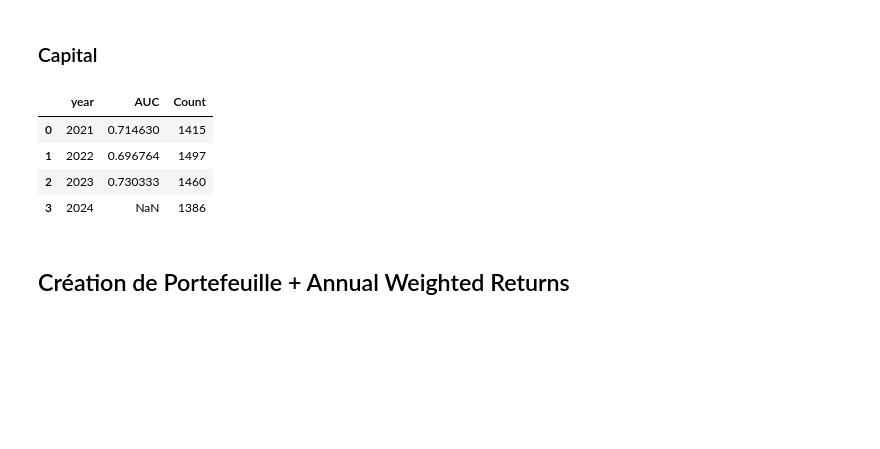
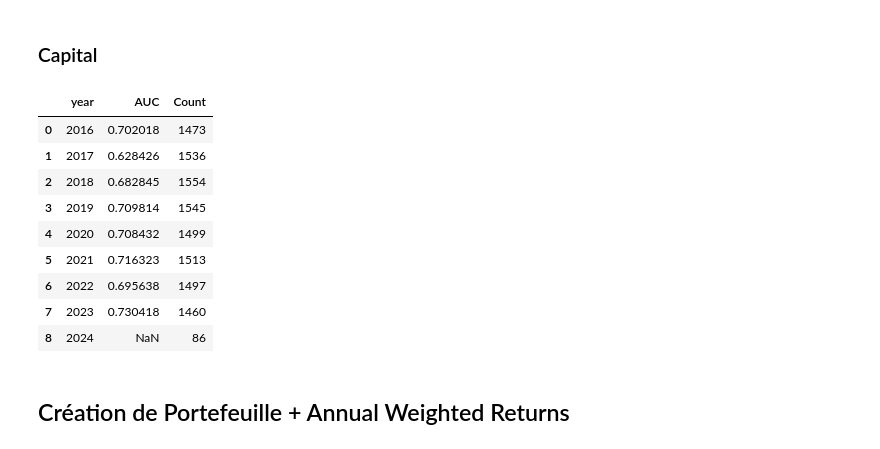
Before and after one commit to DominicPrenovost/AutoML-Practice, a Jupyter notebook: Target Net Income.ipynb, the cells around one changed output. Saved outputs shown, nothing was run; the diff lists cells and outputs as text; code cells hidden in the pictures; blank space fills up the shorter version.

```diff
--- a/Target Net Income.ipynb
+++ b/Target Net Income.ipynb
@@ -303,8 +303,8 @@ max_date = DF_Capital['date'].max()
 cutoff_date = max_date - pd.DateOffset(years=15)
 
 # Filtrer pour ne garder que les 5 dernières années
-DF_10Y_Capital = DF_Capital[DF_Capital['date'] >= cutoff_date].copy()
+DF_15Y_Capital = DF_Capital[DF_Capital['date'] >= cutoff_date].copy()
 
-print(DF_10Y_Capital['date'].min(), DF_10Y_Capital['date'].max())
-print(DF_10Y_Capital.shape)
+print(DF_15Y_Capital['date'].min(), DF_15Y_Capital['date'].max())
+print(DF_15Y_Capital.shape)
 # %% [output]
@@ -488,7 +488,7 @@ AutoML best model: Ensemble
 ### 10Y Capital
 # %%
 predictions_df_capital = pipeline_rolling_windows(
-    data=DF_10Y_Capital,
+    data=DF_15Y_Capital,
     date_col="date",
     target_col="binary_target_net_income",
     train_years=5,
@@ -498,5 +498,5 @@ predictions_df_capital = pipeline_rolling_windows(
     buffer_months=1
 )
 
-predictions_df_capital.to_csv("df10Y_NetInc_Pred_capital.csv", index=False)
+predictions_df_capital.to_csv("df15Y_NetInc_Pred_capital.csv", index=False)
 # %% [output]
@@ -665,16 +670,21 @@ compute_auc_by_groups(
 # %%
 compute_auc_by_groups(
     predictions_df=predictions_df_capital,
     df_canada=df_canada,
     group_cols=["year"],
-    out_csv="DF10Y_NetInc_AUC_Year_capital.csv"
+    out_csv="DF15Y_NetInc_AUC_Year_capital.csv"
 )
 # %% [output]
 |  | year | AUC | Count |
-| 0 | 2021 | 0.714630 | 1415 |
-| 1 | 2022 | 0.696764 | 1497 |
-| 2 | 2023 | 0.730333 | 1460 |
-| 3 | 2024 | NaN | 1386 |
+| 0 | 2016 | 0.702018 | 1473 |
+| 1 | 2017 | 0.628426 | 1536 |
+| 2 | 2018 | 0.682845 | 1554 |
+| 3 | 2019 | 0.709814 | 1545 |
+| 4 | 2020 | 0.708432 | 1499 |
+| 5 | 2021 | 0.716323 | 1513 |
+| 6 | 2022 | 0.695638 | 1497 |
+| 7 | 2023 | 0.730418 | 1460 |
+| 8 | 2024 | NaN | 86 |
 # %% [markdown]
 ## Création de Portefeuille + Annual Weighted Returns
 # %%
```
Also changed, not shown: parts of 12 cells of this notebook.
